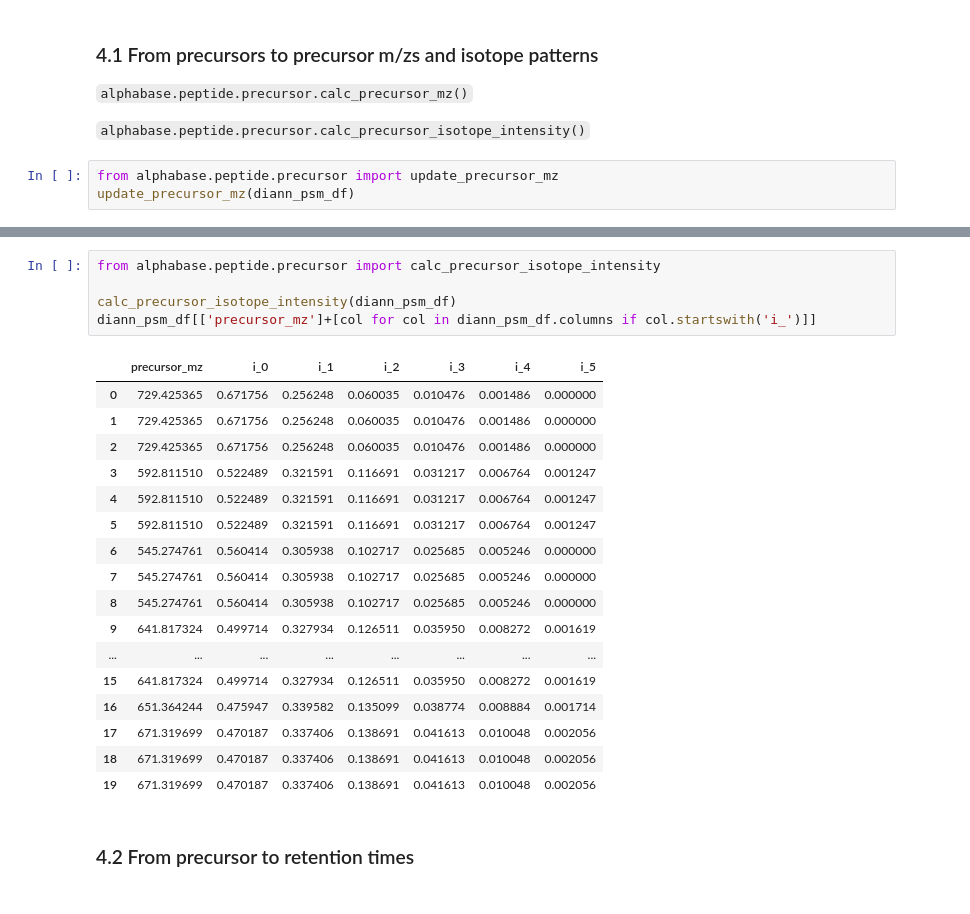
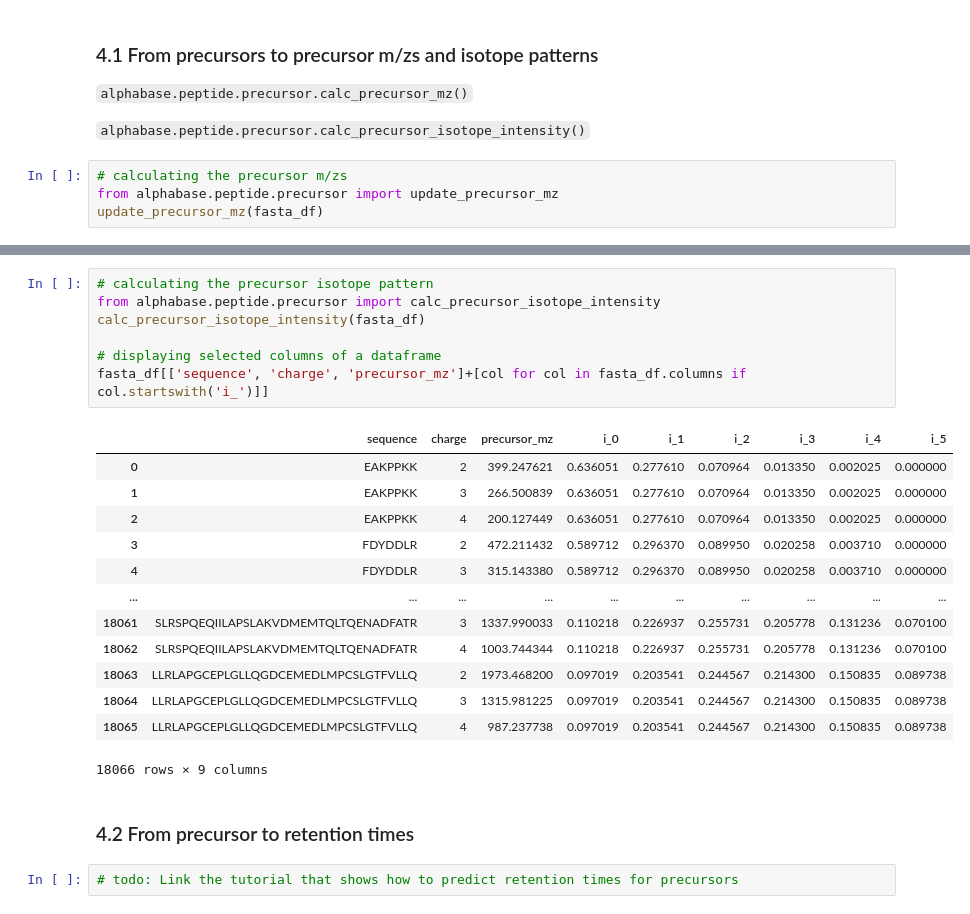
Before and after one commit to MannLabs/alphabase, a Jupyter notebook: docs/tutorials/tutorial_basic_functionalities.ipynb, the cells around one changed output, grey strips where cells are left out. Cells and saved outputs as stored; diff of their text form.

Commit message:
FIX: Updating tutorial including descriptions

```diff
--- a/docs/tutorials/tutorial_basic_functionalities.ipynb
+++ b/docs/tutorials/tutorial_basic_functionalities.ipynb
@@ -278,6 +346,7 @@ speclib.fragment_intensity_df
 
 `alphabase.peptide.precursor.calc_precursor_isotope_intensity()`
 # %%
+# calculating the precursor m/zs
 from alphabase.peptide.precursor import update_precursor_mz
-update_precursor_mz(diann_psm_df)
+update_precursor_mz(fasta_df)
 # %% [output]
@@ -301,25 +366,25 @@ update_precursor_mz(diann_psm_df)
 # %%
+# calculating the precursor isotope pattern
 from alphabase.peptide.precursor import calc_precursor_isotope_intensity
+calc_precursor_isotope_intensity(fasta_df)
 
-calc_precursor_isotope_intensity(diann_psm_df)
-diann_psm_df[['precursor_mz']+[col for col in diann_psm_df.columns if col.startswith('i_')]]
+# displaying selected columns of a dataframe
+fasta_df[['sequence', 'charge', 'precursor_mz']+[col for col in fasta_df.columns if col.startswith('i_')]]
 # %% [output]
-|  | precursor_mz | i_0 | i_1 | i_2 | i_3 | i_4 | i_5 |
-| 0 | 729.425365 | 0.671756 | 0.256248 | 0.060035 | 0.010476 | 0.001486 | 0.000000 |
-| 1 | 729.425365 | 0.671756 | 0.256248 | 0.060035 | 0.010476 | 0.001486 | 0.000000 |
-| 2 | 729.425365 | 0.671756 | 0.256248 | 0.060035 | 0.010476 | 0.001486 | 0.000000 |
-| 3 | 592.811510 | 0.522489 | 0.321591 | 0.116691 | 0.031217 | 0.006764 | 0.001247 |
-| 4 | 592.811510 | 0.522489 | 0.321591 | 0.116691 | 0.031217 | 0.006764 | 0.001247 |
-| 5 | 592.811510 | 0.522489 | 0.321591 | 0.116691 | 0.031217 | 0.006764 | 0.001247 |
-| 6 | 545.274761 | 0.560414 | 0.305938 | 0.102717 | 0.025685 | 0.005246 | 0.000000 |
-| 7 | 545.274761 | 0.560414 | 0.305938 | 0.102717 | 0.025685 | 0.005246 | 0.000000 |
-| 8 | 545.274761 | 0.560414 | 0.305938 | 0.102717 | 0.025685 | 0.005246 | 0.000000 |
-| 9 | 641.817324 | 0.499714 | 0.327934 | 0.126511 | 0.035950 | 0.008272 | 0.001619 |
-| ... | ... | ... | ... | ... | ... | ... | ... |
-| 15 | 641.817324 | 0.499714 | 0.327934 | 0.126511 | 0.035950 | 0.008272 | 0.001619 |
-| 16 | 651.364244 | 0.475947 | 0.339582 | 0.135099 | 0.038774 | 0.008884 | 0.001714 |
-| 17 | 671.319699 | 0.470187 | 0.337406 | 0.138691 | 0.041613 | 0.010048 | 0.002056 |
-| 18 | 671.319699 | 0.470187 | 0.337406 | 0.138691 | 0.041613 | 0.010048 | 0.002056 |
-| 19 | 671.319699 | 0.470187 | 0.337406 | 0.138691 | 0.041613 | 0.010048 | 0.002056 |
+|  | sequence | charge | precursor_mz | i_0 | i_1 | i_2 | i_3 | i_4 | i_5 |
+| 0 | EAKPPKK | 2 | 399.247621 | 0.636051 | 0.277610 | 0.070964 | 0.013350 | 0.002025 | 0.000000 |
+| 1 | EAKPPKK | 3 | 266.500839 | 0.636051 | 0.277610 | 0.070964 | 0.013350 | 0.002025 | 0.000000 |
+| 2 | EAKPPKK | 4 | 200.127449 | 0.636051 | 0.277610 | 0.070964 | 0.013350 | 0.002025 | 0.000000 |
+| 3 | FDYDDLR | 2 | 472.211432 | 0.589712 | 0.296370 | 0.089950 | 0.020258 | 0.003710 | 0.000000 |
+| 4 | FDYDDLR | 3 | 315.143380 | 0.589712 | 0.296370 | 0.089950 | 0.020258 | 0.003710 | 0.000000 |
+| ... | ... | ... | ... | ... | ... | ... | ... | ... | ... |
+| 18061 | SLRSPQEQIILAPSLAKVDMEMTQLTQENADFATR | 3 | 1337.990033 | 0.110218 | 0.226937 | 0.255731 | 0.205778 | 0.131236 | 0.070100 |
+| 18062 | SLRSPQEQIILAPSLAKVDMEMTQLTQENADFATR | 4 | 1003.744344 | 0.110218 | 0.226937 | 0.255731 | 0.205778 | 0.131236 | 0.070100 |
+| 18063 | LLRLAPGCEPLGLLQGDCEMEDLMPCSLGTFVLLQ | 2 | 1973.468200 | 0.097019 | 0.203541 | 0.244567 | 0.214300 | 0.150835 | 0.089738 |
+| 18064 | LLRLAPGCEPLGLLQGDCEMEDLMPCSLGTFVLLQ | 3 | 1315.981225 | 0.097019 | 0.203541 | 0.244567 | 0.214300 | 0.150835 | 0.089738 |
+| 18065 | LLRLAPGCEPLGLLQGDCEMEDLMPCSLGTFVLLQ | 4 | 987.237738 | 0.097019 | 0.203541 | 0.244567 | 0.214300 | 0.150835 | 0.089738 |
+18066 rows × 9 columns
 # %% [markdown]
 ### 4.2 From precursor to retention times
+# %%
+# todo: Link the tutorial that shows how to predict retention times for precursors
```
Also changed, not shown: parts of 56 cells of this notebook, 2 other files.
